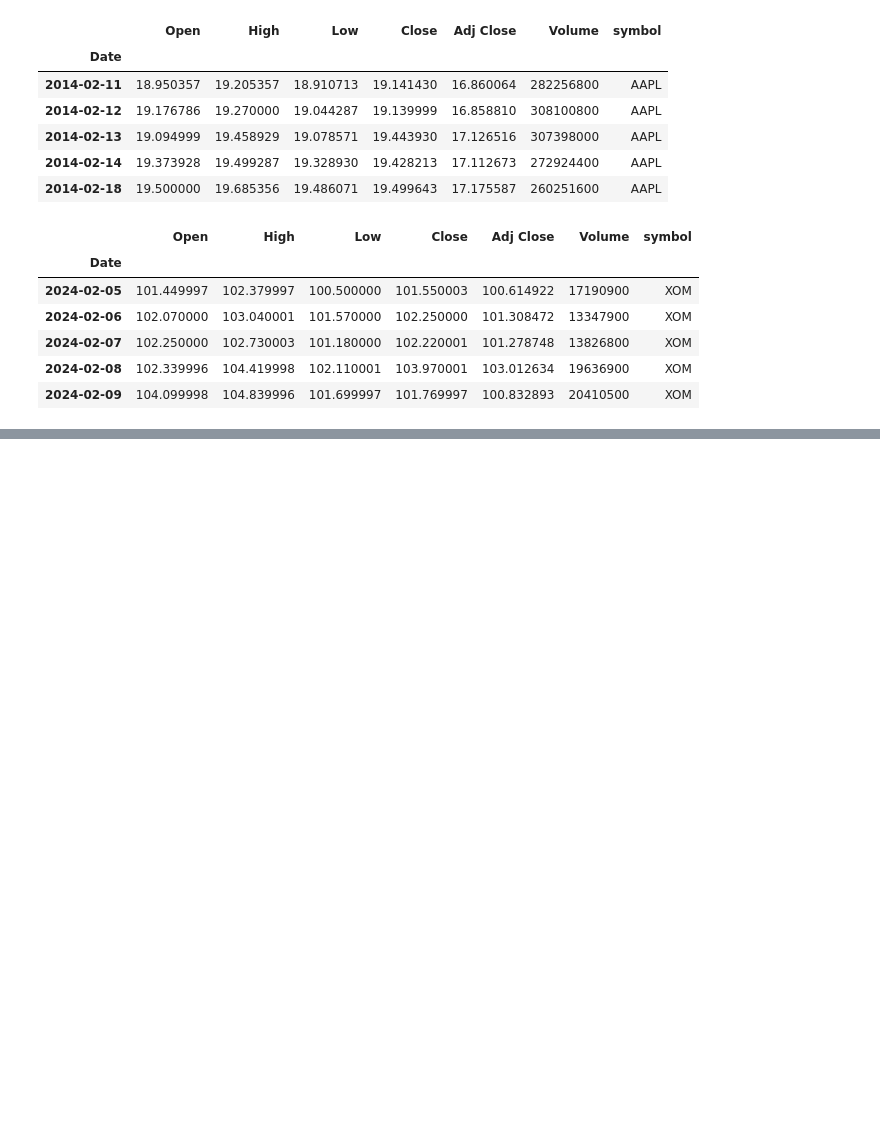
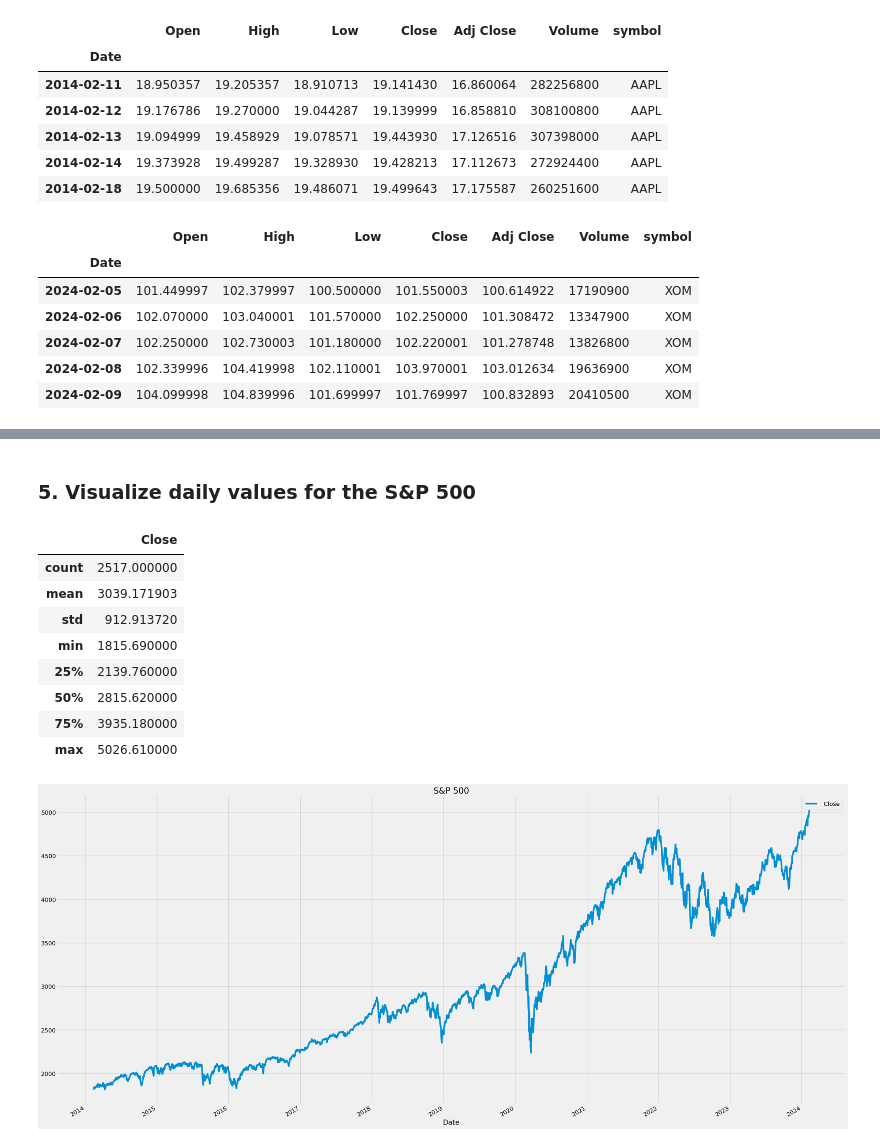
Before and after one commit to kahbelank/Investment-Chatbot, a Jupyter notebook: Data Collection & Processing/sharpe_ratio_analysis.ipynb, the cells around one changed output, grey strips where cells are left out. Cells and saved outputs as stored; diff of their text form; code cells hidden in the pictures; blank space fills up the shorter version.

```diff
--- a/Data Collection & Processing/sharpe_ratio_analysis.ipynb
+++ b/Data Collection & Processing/sharpe_ratio_analysis.ipynb
@@ -97,0 +175,20 @@ df.to_csv('top25_sp500_stocks.csv')
+# %% [markdown]
+### 5. Visualize daily values for the S&P 500
+# %%
+# plot the benchmark_data
+benchmark_data.plot(kind='line',title='S&P 500', figsize=(30, 15))
+
+
+# summarize the benchmark_data
+benchmark_data.describe()
+# %% [output]
+|  | Close |
+| count | 2517.000000 |
+| mean | 3039.171903 |
+| std | 912.913720 |
+| min | 1815.690000 |
+| 25% | 2139.760000 |
+| 50% | 2815.620000 |
+| 75% | 3935.180000 |
+| max | 5026.610000 |
+[figure, added]
```
Also changed, not shown: parts of 23 cells of this notebook, 2 other files.
